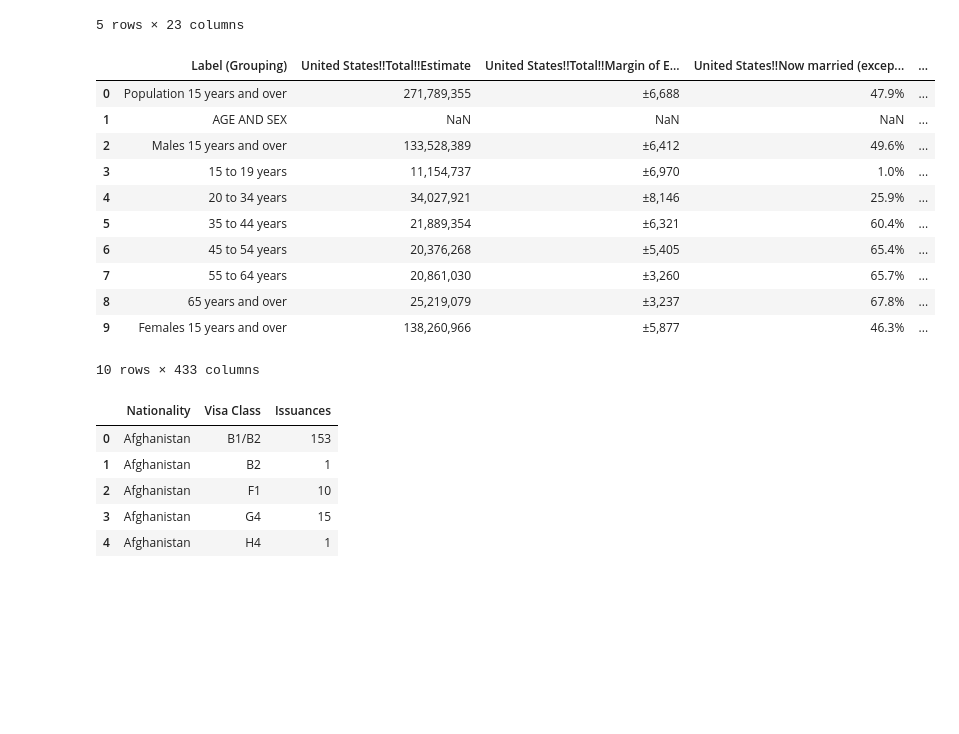
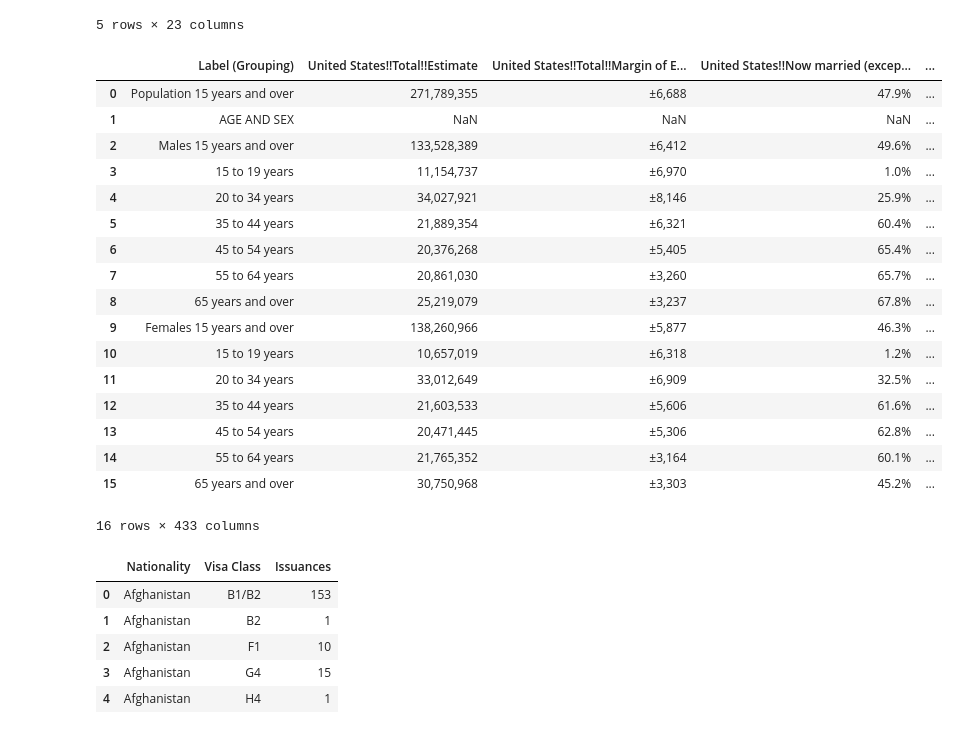
Before and after one commit to knich91/90_Day_Fiance_Real_Or_Reality, a Jupyter notebook: Capstone.ipynb, the cells around one changed output. Drawn from its saved outputs; the diff is of its cells as text; code cells hidden in the pictures; blank space fills up the shorter version.

```diff
--- a/Capstone.ipynb
+++ b/Capstone.ipynb
@@ -47,20 +26,26 @@ tlc_data.head()
 5 rows × 23 columns
 # %%
 us_census_2023 = pd.read_csv(r'Data_Sets\ACSST5Y2023.S1201-2025-02-04T234224.csv')
-us_census_2023.head(10)
+us_census_2023.head(16)
 # %% [output]
 |  | Label (Grouping) | United States!!Total!!Estimate | United States!!Total!!Margin of E... | United States!!Now married (excep... | ... |
 | 0 | Population 15 years and over | 271,789,355 | ±6,688 | 47.9% | ... |
 | 1 | AGE AND SEX | NaN | NaN | NaN | ... |
 | 2 | Males 15 years and over | 133,528,389 | ±6,412 | 49.6% | ... |
 | 3 | 15 to 19 years | 11,154,737 | ±6,970 | 1.0% | ... |
 | 4 | 20 to 34 years | 34,027,921 | ±8,146 | 25.9% | ... |
 | 5 | 35 to 44 years | 21,889,354 | ±6,321 | 60.4% | ... |
 | 6 | 45 to 54 years | 20,376,268 | ±5,405 | 65.4% | ... |
 | 7 | 55 to 64 years | 20,861,030 | ±3,260 | 65.7% | ... |
 | 8 | 65 years and over | 25,219,079 | ±3,237 | 67.8% | ... |
 | 9 | Females 15 years and over | 138,260,966 | ±5,877 | 46.3% | ... |
+| 10 | 15 to 19 years | 10,657,019 | ±6,318 | 1.2% | ... |
+| 11 | 20 to 34 years | 33,012,649 | ±6,909 | 32.5% | ... |
+| 12 | 35 to 44 years | 21,603,533 | ±5,606 | 61.6% | ... |
+| 13 | 45 to 54 years | 20,471,445 | ±5,306 | 62.8% | ... |
+| 14 | 55 to 64 years | 21,765,352 | ±3,164 | 60.1% | ... |
+| 15 | 65 years and over | 30,750,968 | ±3,303 | 45.2% | ... |
-10 rows × 433 columns
+16 rows × 433 columns
 # %%
 niv_oct_24 = pd.read_csv(r'Data_Sets\OCTOBER_2024_NIV_Issuances_by_Nationality_and_Visa_Class.csv')
 niv_oct_24.head()
```
Also changed, not shown: parts of 11 cells of this notebook.
